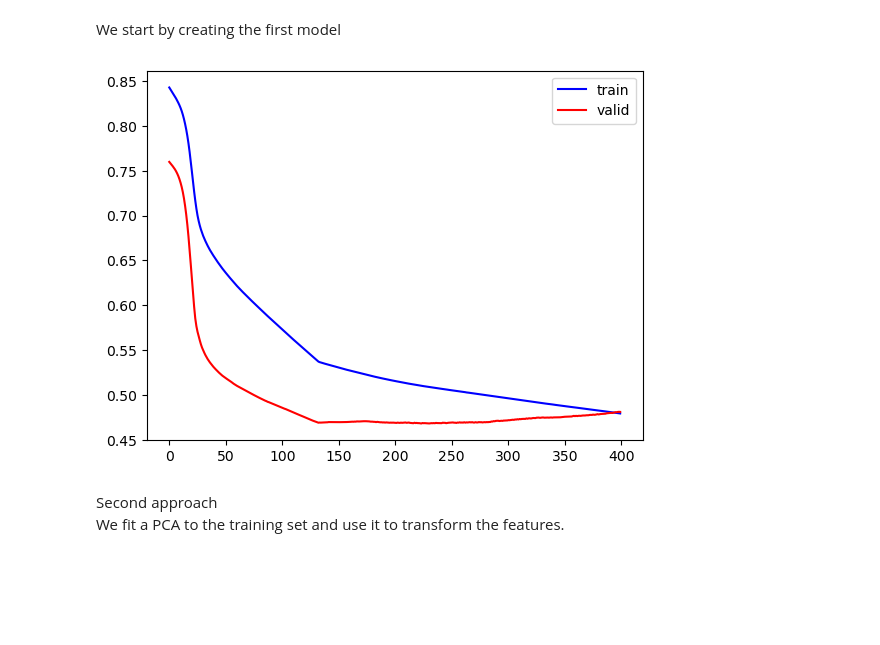
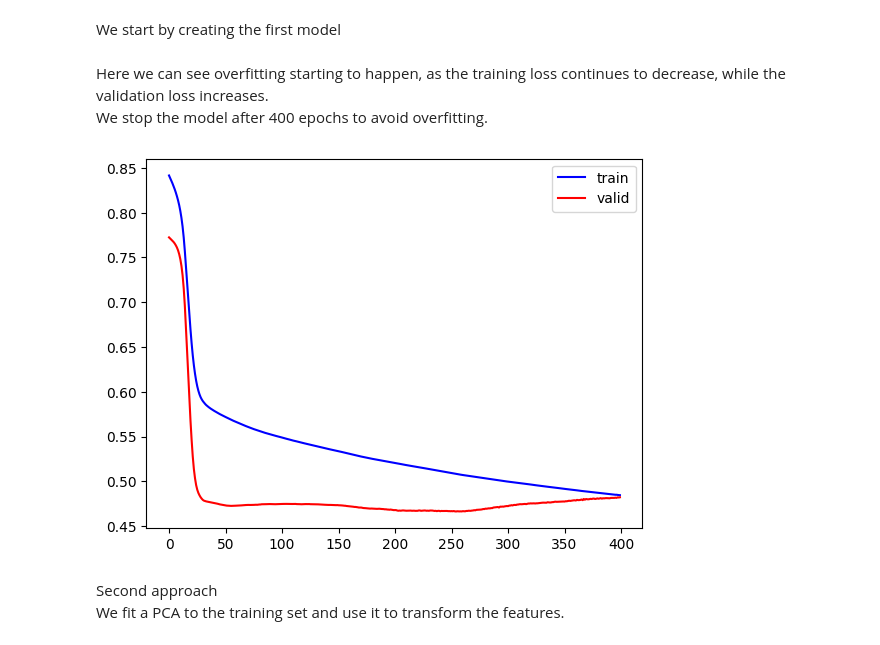
Before and after one commit to richardschattner/projects, a Jupyter notebook: 3_methods_compared.ipynb, the cells around one changed output. Cells and saved outputs as stored; diff of their text form; code cells hidden in the pictures; blank space fills up the shorter version.

```diff
--- a/3_methods_compared.ipynb
+++ b/3_methods_compared.ipynb
@@ -69,7 +73,7 @@ test_loader = DataLoader(test_data, batch_size = 32)
 #loss
 loss_fn = nn.L1Loss(reduction = 'mean')
 # %%
-def train_step(model, dataloader, loss_fn):
+def train_step(model, optimizer, dataloader, loss_fn):
     model.train()
     losses = []
     for x,y in dataloader:
@@ -93,11 +97,11 @@ def evaluate(model, dataloader, loss_fn):
 
     return sum(losses)/len(losses)
 
-def train(model, epochs, train_dataloader, val_dataloader, loss_fn):
+def train(model, optimizer, epochs, train_dataloader, val_dataloader, loss_fn):
     train_loss, val_loss = [], []
     for i in range(epochs):
         #training
-        new_loss = train_step(model, train_dataloader, loss_fn)
+        new_loss = train_step(model, optimizer, train_dataloader, loss_fn)
         train_loss.append(new_loss)
         #evaluating
         new_loss = evaluate(model, val_dataloader, loss_fn)
@@ -124,14 +128,20 @@ class first_model(nn.Module):
 
 model = first_model()
 optimizer = torch.optim.Adam(model.parameters(), lr = 1e-4)
+# %% [markdown]
+Here we can see overfitting starting to happen, as the training loss continues to decrease, while the validation loss increases.
+We stop the model after 400 epochs to avoid overfitting.
 # %%
-m1_train, m1_val = train(model, 400, train_loader, val_loader, loss_fn)
+model = first_model()
+optimizer = torch.optim.Adam(model.parameters(), lr = 1e-4)
+
+m1_train, m1_val = train(model, optimizer, 400, train_loader, val_loader, loss_fn)
 
 plt.plot(range(400), m1_train, 'blue' , label = 'train')
 plt.plot(range(400), m1_val, 'red' , label = 'valid')
 plt.legend();
 # %% [output]
-[figure, old version]
+[figure, new version]
 # %% [markdown]
 Second approach
 We fit a PCA to the training set and use it to transform the features.
```
Also changed, not shown: parts of 13 cells of this notebook, 1 other file.
